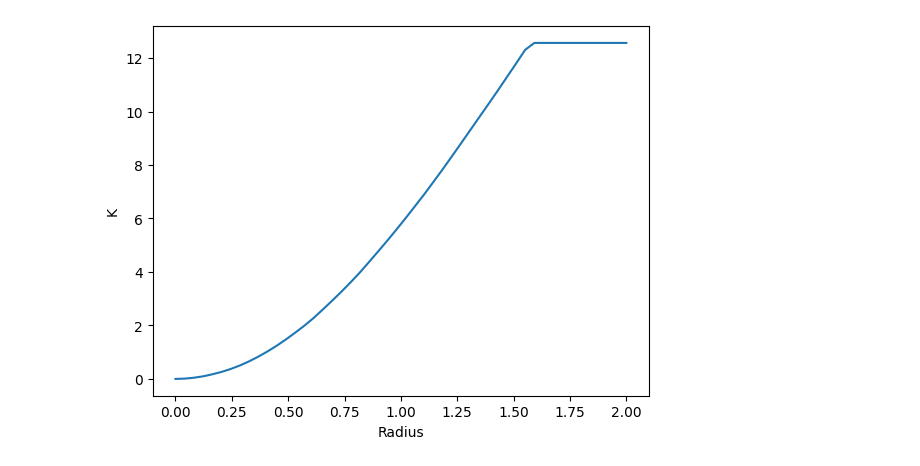
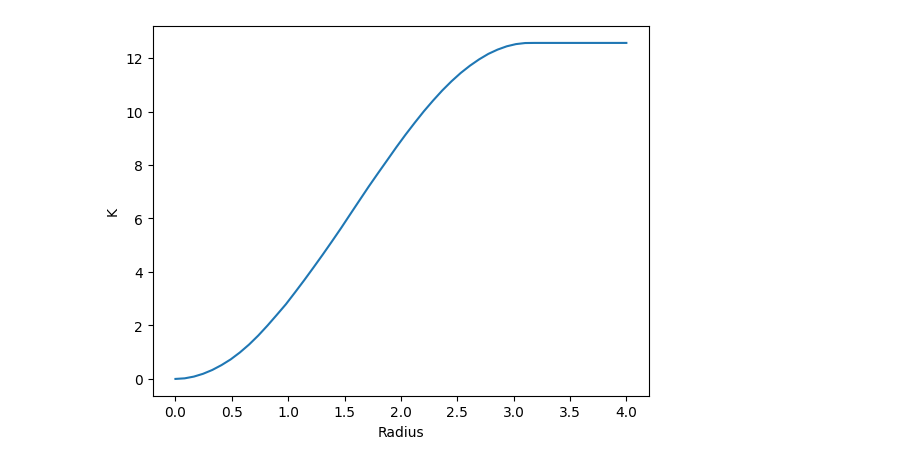
Before and after one commit to Muhanzhaokmp228/Bachelor-project, a Jupyter notebook: Code/Sphere.ipynb, the cells around one changed output. Saved outputs shown, nothing was run; the diff lists cells and outputs as text; code cells hidden in the pictures.

Commit message:
calculation of great circle dist

```diff
--- a/Code/Sphere.ipynb
+++ b/Code/Sphere.ipynb
@@ -30,45 +81,50 @@ plt.show()
 # distance between two points on a sphere
 # https://www.cuemath.com/trigonometry/trigonometric-table/
 # Source: https://www.math.ksu.edu/~dbski/writings/haversine.pdf
+data = np.array([x,y,z]).T
 
-def distance(r,x1,y1,z1,x2,y2,z2):
+def distance(radii,vec1,vec2):
     # pythagorean theorem
-    d = math.sqrt((x2-x1)**2 + (y2-y1)**2 + (z2-z1)**2)
-    dist = r * math.asin(d/2*r*math.sqrt(4*r**2-d**2))
+    # d = math.sqrt((x2-x1)**2 + (y2-y1)**2 + (z2-z1)**2)
+    # Arc Distance
+    # dist = r * math.asin(d/2*r*math.sqrt(4*r**2-d**2))
+    dist = radii * abs(math.acos(np.dot(vec1, vec2)/radii**2))
     return dist
 
-def pairDistance(r, data):
+def pairDistances(r, data):
     npts = np.shape(data)[0]
     dist = []
     for i in range(npts):
         for j in range(i+1, npts):
-            dist.append(distance(r, data[i, 0], data[i, 1], data[i, 2], data[j, 0], data[j, 1], data[j, 2]))
+            #dist.append(distance(r, data[i, 0], data[i, 1], data[i, 2], data[j, 0], data[j, 1], data[j, 2]))
+            dist.append(distance(r, data[i], data[j]))
     return dist
 
 # Calculating the distance between all pairs of points
 def surfaceArea(r):
     area = 4 * math.pi * r**2
     return area
 
 
 def ripleyK(r, data, radii):
-    npts = np.shape(data)[0]
     K = np.zeros_like(radii)
     area = surfaceArea(r)
-    dist = pairDistance(r, data)
+    dist = pairDistances(r, data)
+    pair_num = len(dist)
+    intensity = pair_num / area
     for i in range(len(radii)):
         K[i] = np.sum(dist < radii[i])
-    K = area * 2 * K / (npts * (npts - 1))
+    K = K / intensity
     return K
 
-radii = np.linspace(0, 2, 50)
+radii = np.linspace(0, 4, 50)
 
-kt = ripleyK(1, np.array([x,y,z]).T, radii)
+kt = ripleyK(1, data, radii)
 
 # Plotting the Ripley's K function
 plt.plot(radii, kt)
 plt.xlabel('Radius')
 plt.ylabel('K')
 plt.show()
 # %% [output]
-[figure, old version]
+[figure, new version]
```
Also changed, not shown: parts of 2 cells of this notebook, 2 other files.
